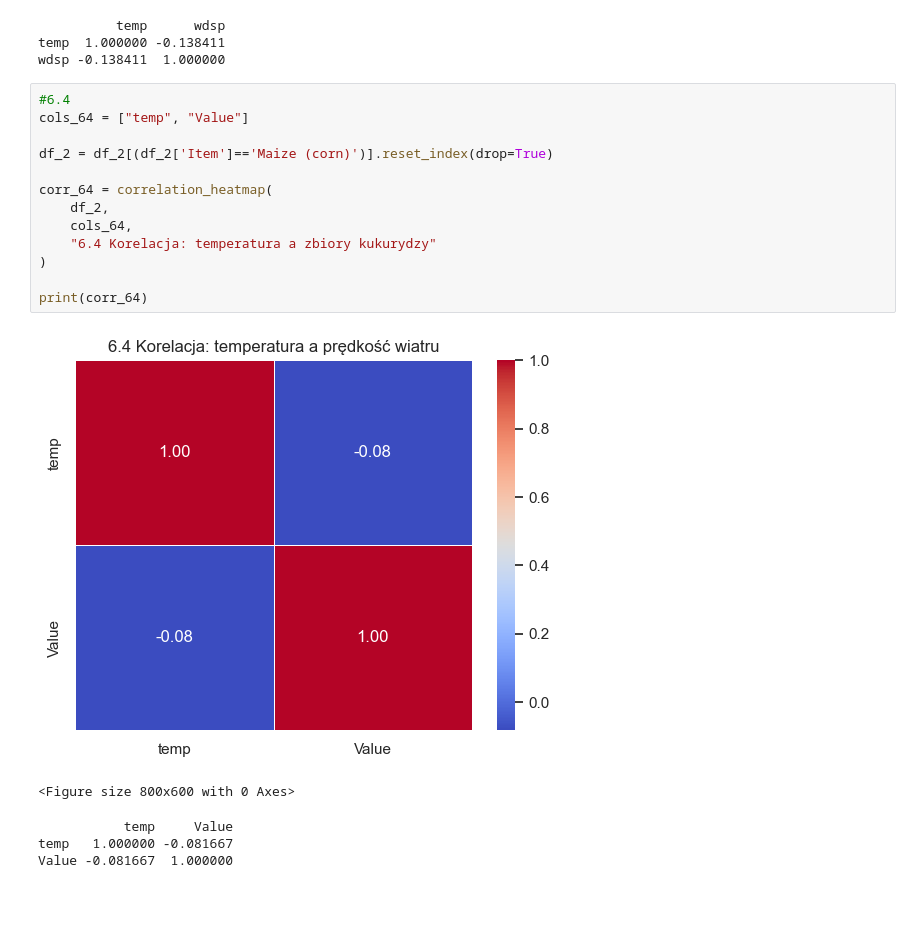
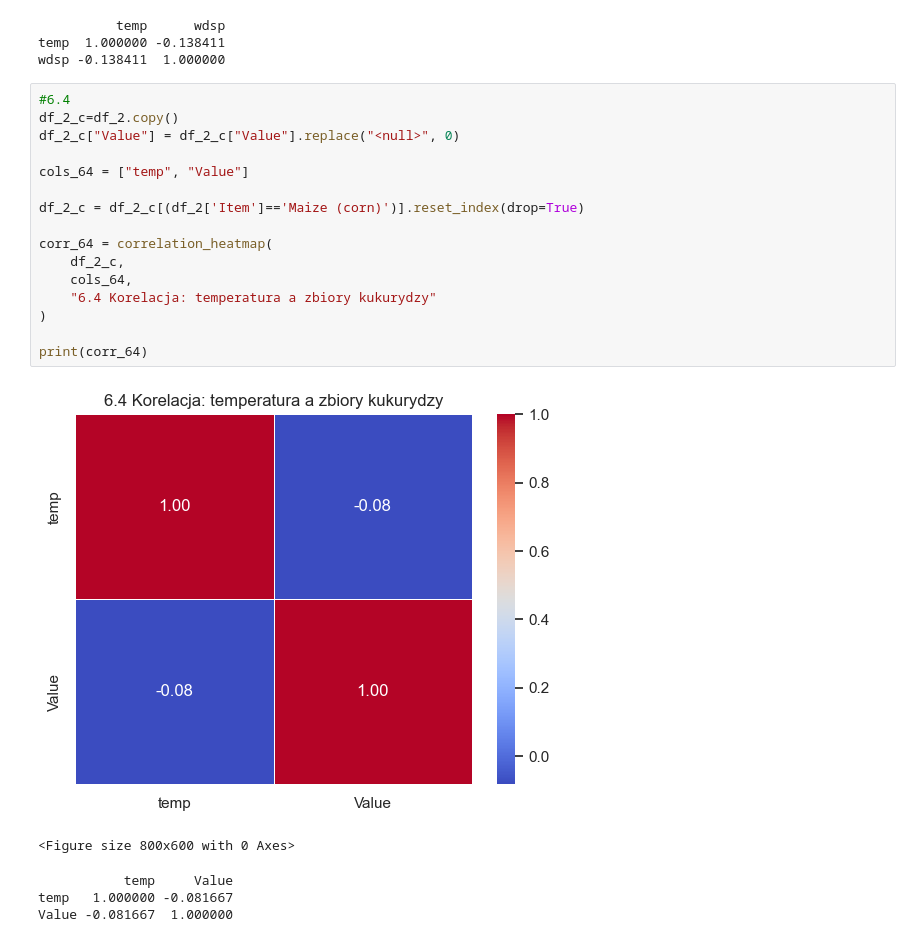
Before and after one commit to awalicki/Big_Data, a Jupyter notebook: Walicki_Dziuba_ZD2.ipynb, the cells around one changed output. Drawn from its saved outputs; the diff is of its cells as text; blank space fills up the shorter version.

```diff
--- a/Walicki_Dziuba_ZD2.ipynb
+++ b/Walicki_Dziuba_ZD2.ipynb
@@ -592,19 +592,22 @@ temp  1.000000 -0.138411
 wdsp -0.138411  1.000000
 # %%
 #6.4
+df_2_c=df_2.copy()
+df_2_c["Value"] = df_2_c["Value"].replace("<null>", 0)
+
 cols_64 = ["temp", "Value"]
 
-df_2 = df_2[(df_2['Item']=='Maize (corn)')].reset_index(drop=True)
+df_2_c = df_2_c[(df_2['Item']=='Maize (corn)')].reset_index(drop=True)
 
 corr_64 = correlation_heatmap(
-    df_2,
+    df_2_c,
     cols_64,
     "6.4 Korelacja: temperatura a zbiory kukurydzy"
 )
 
 print(corr_64)
 # %% [output]
-[figure, old version]
+[figure, new version]
 <Figure size 800x600 with 0 Axes>
            temp     Value
 temp   1.000000 -0.081667
```
Also changed, not shown: parts of 6 cells of this notebook.
